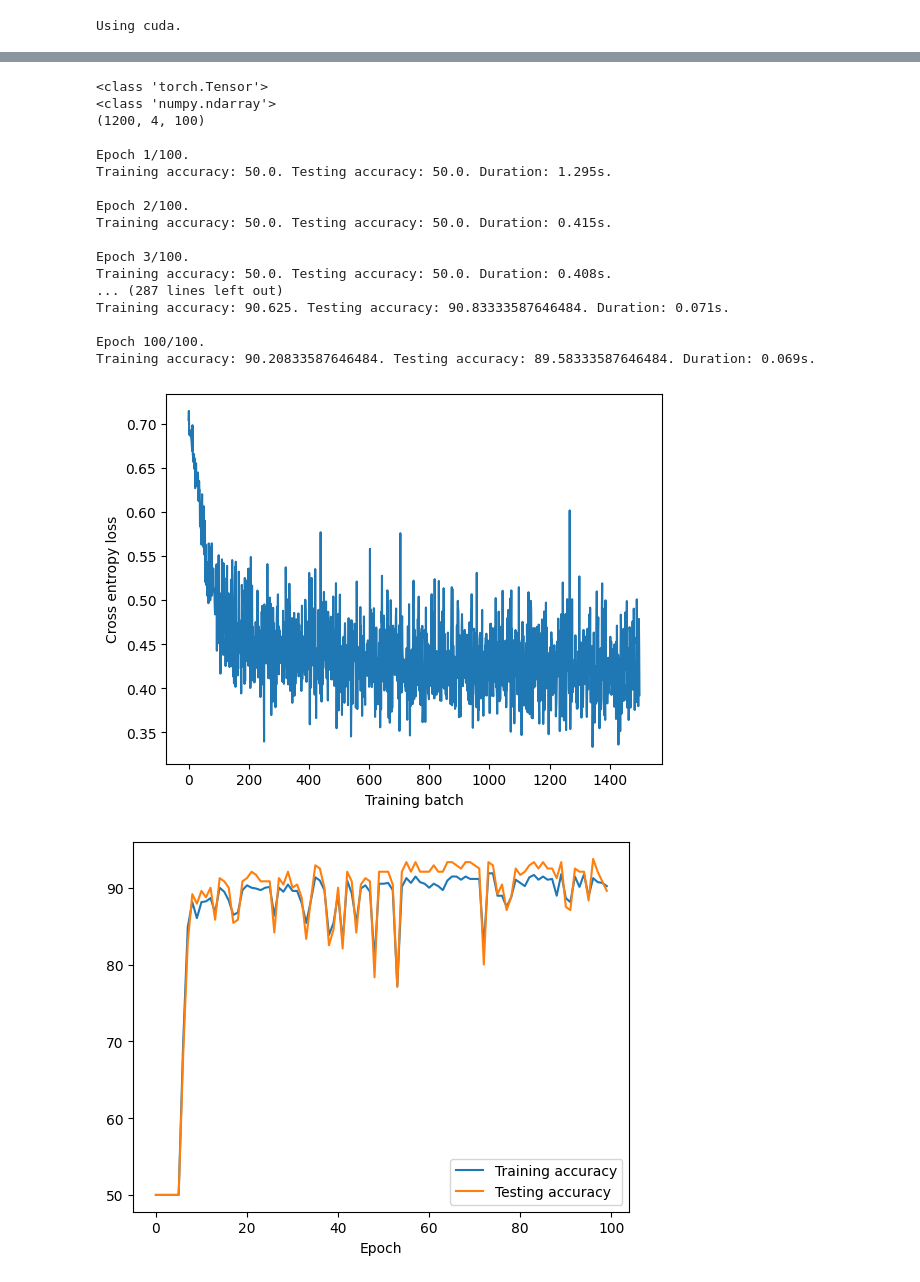
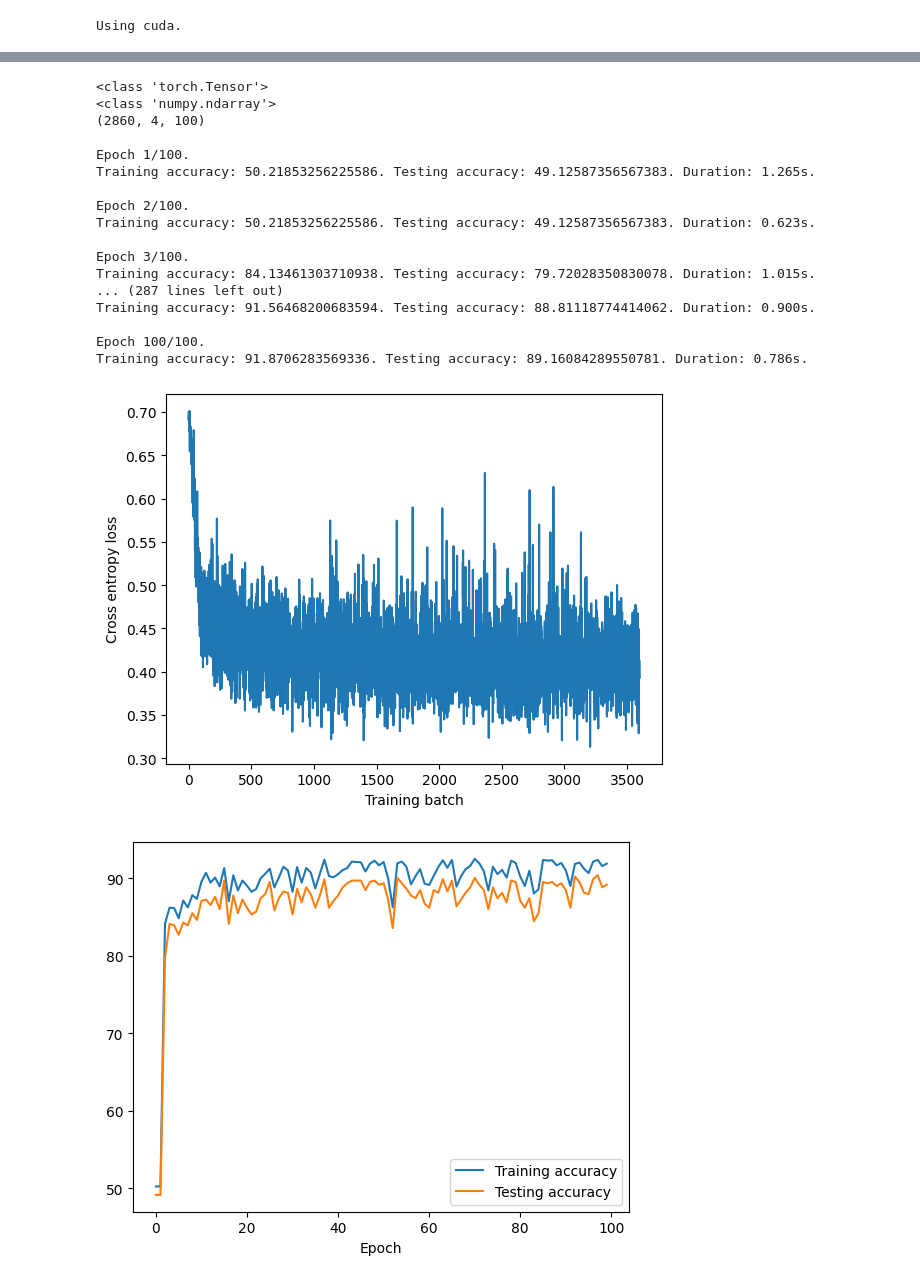
Before and after one commit to dibahk/FTL-on-Predictive-Maintenace, a Jupyter notebook: CNN2.ipynb, the cells around one changed output, grey strips where cells are left out. Saved outputs shown, nothing was run; the diff lists cells and outputs as text; code cells hidden in the pictures.

```diff
--- a/CNN2.ipynb
+++ b/CNN2.ipynb
@@ -84,8 +84,8 @@ def evaluate_metric(model, data_iter, metric):
 # %%
 wandb.init(
     # set the wandb project where this run will be logged
-    project="NASA_turbo_fan",
-    name= "With batchnorm1d_3",
+    project="AZURE",
+    name= "With batchnorm1d_1",
     # track hyperparameters and run metadata
     config={
     "learning_rate": 0.0001,
@@ -99,7 +99,7 @@ wandb.init(
 )
 config = wandb.config
 
-train_loader, test_loader = data_loading(data_path='data_1_10', label_path='label_1_10',batch_size= config.batch_size)
+train_loader, test_loader = data_loading(data_path='data_1_20', label_path='label_1_20',batch_size= config.batch_size)
 
 losses = [] # Stores the loss for each training batch
 train_accs = [] # Stores the training accuracy after each epoch
@@ -168,20 +169,20 @@ View run at https://wandb.ai/d-hadjikazemi-queen-mary-university-of-london/NASA_
 <class 'torch.Tensor'>
 <class 'numpy.ndarray'>
-(1200, 4, 100)
+(2860, 4, 100)
 
 Epoch 1/100.
-Training accuracy: 50.0. Testing accuracy: 50.0. Duration: 1.295s.
+Training accuracy: 50.21853256225586. Testing accuracy: 49.12587356567383. Duration: 1.265s.
 
 Epoch 2/100.
-Training accuracy: 50.0. Testing accuracy: 50.0. Duration: 0.415s.
+Training accuracy: 50.21853256225586. Testing accuracy: 49.12587356567383. Duration: 0.623s.
 
 Epoch 3/100.
-Training accuracy: 50.0. Testing accuracy: 50.0. Duration: 0.408s.
+Training accuracy: 84.13461303710938. Testing accuracy: 79.72028350830078. Duration: 1.015s.
 ... (287 lines left out)
-Training accuracy: 90.625. Testing accuracy: 90.83333587646484. Duration: 0.071s.
+Training accuracy: 91.56468200683594. Testing accuracy: 88.81118774414062. Duration: 0.900s.
 
 Epoch 100/100.
-Training accuracy: 90.20833587646484. Testing accuracy: 89.58333587646484. Duration: 0.069s.
+Training accuracy: 91.8706283569336. Testing accuracy: 89.16084289550781. Duration: 0.786s.
-[figure, old version]
+[figure, new version]
-[figure, old version]
+[figure, new version]
 Run history:
```
Also changed, not shown: parts of 1 cell of this notebook.
